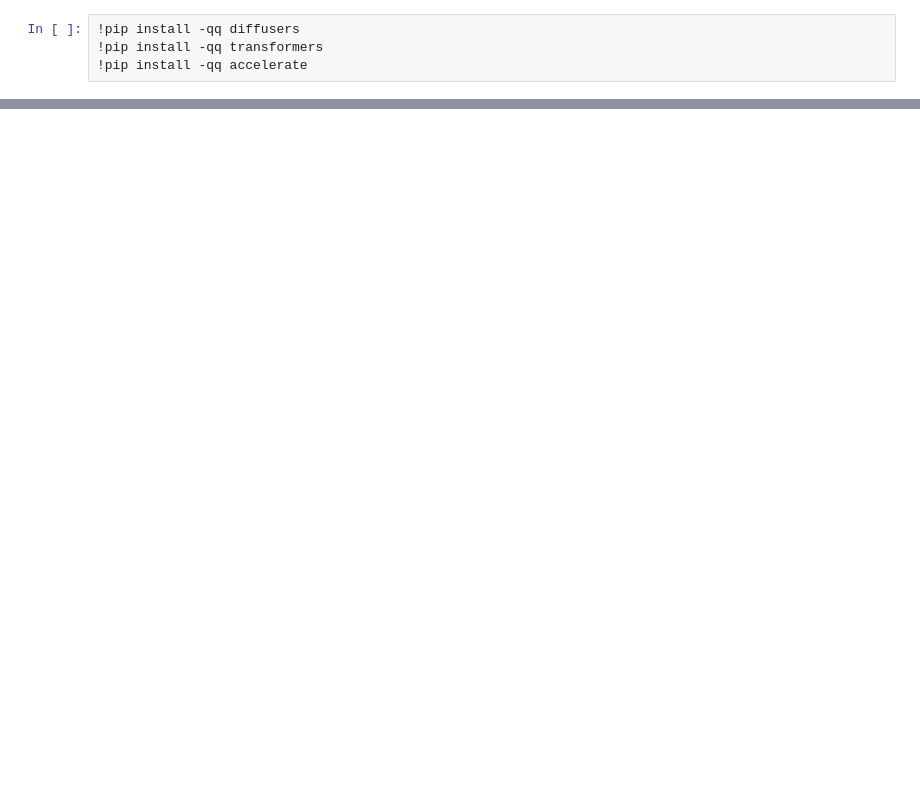
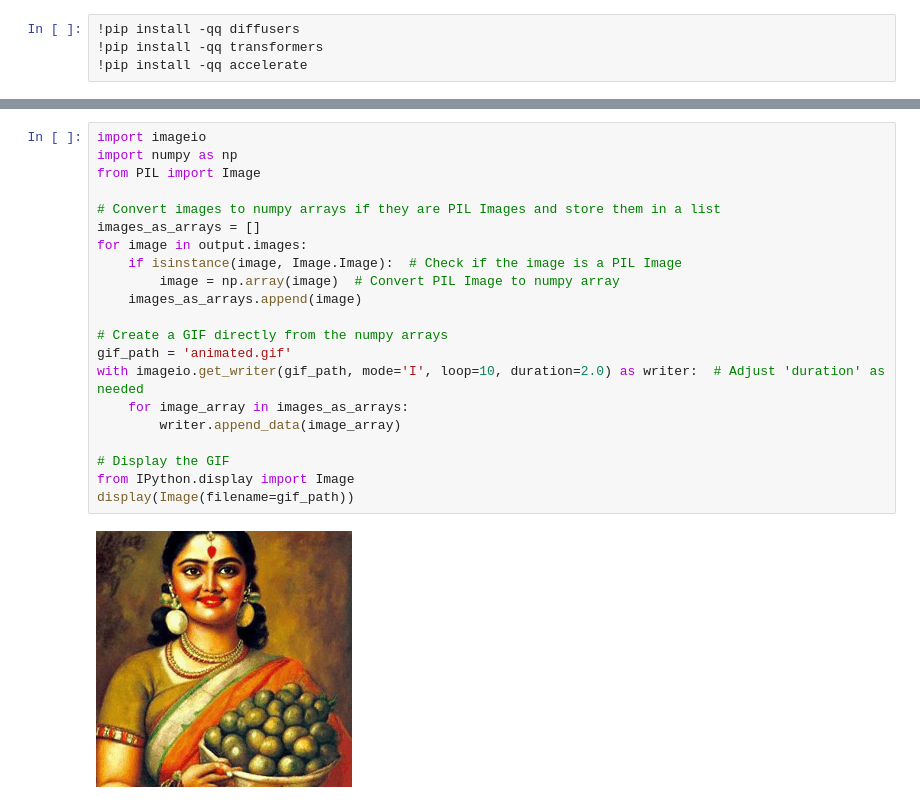
Before and after one commit to ritwikraha/computer-needs-glasses, a Jupyter notebook: Unclip_diffusion.ipynb, the cells around one changed output, grey strips where cells are left out. Cells and saved outputs as stored; diff of their text form; blank space fills up the shorter version.

```diff
--- a/Unclip_diffusion.ipynb
+++ b/Unclip_diffusion.ipynb
@@ -47,0 +70,23 @@ plt.show()
+# %%
+import imageio
+import numpy as np
+from PIL import Image
+
+# Convert images to numpy arrays if they are PIL Images and store them in a list
+images_as_arrays = []
+for image in output.images:
+    if isinstance(image, Image.Image):  # Check if the image is a PIL Image
+        image = np.array(image)  # Convert PIL Image to numpy array
+    images_as_arrays.append(image)
+
+# Create a GIF directly from the numpy arrays
+gif_path = 'animated.gif'
+with imageio.get_writer(gif_path, mode='I', loop=10, duration=2.0) as writer:  # Adjust 'duration' as needed
+    for image_array in images_as_arrays:
+        writer.append_data(image_array)
+
+# Display the GIF
+from IPython.display import Image
+display(Image(filename=gif_path))
+# %% [output]
+[figure, added]
```
Also changed, not shown: parts of 6 cells of this notebook.
